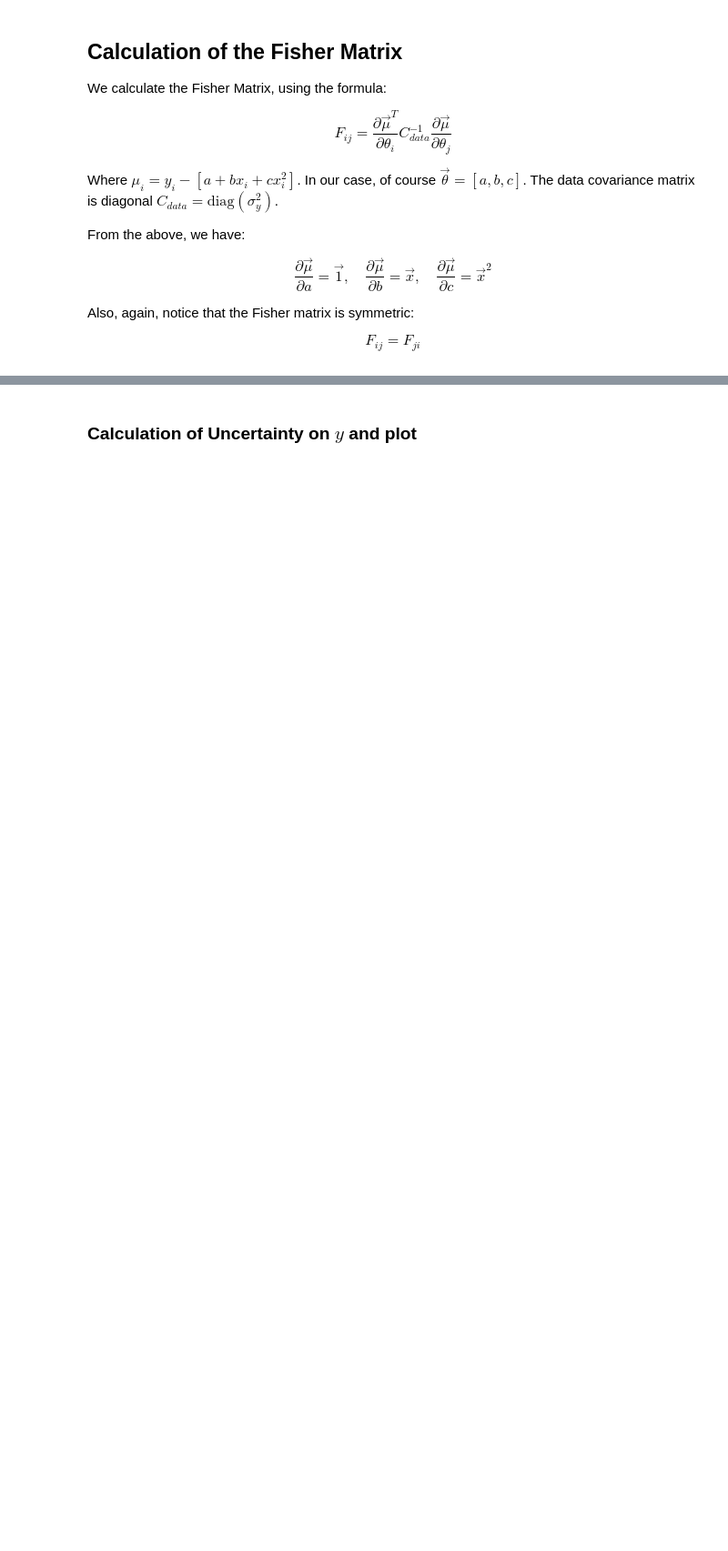
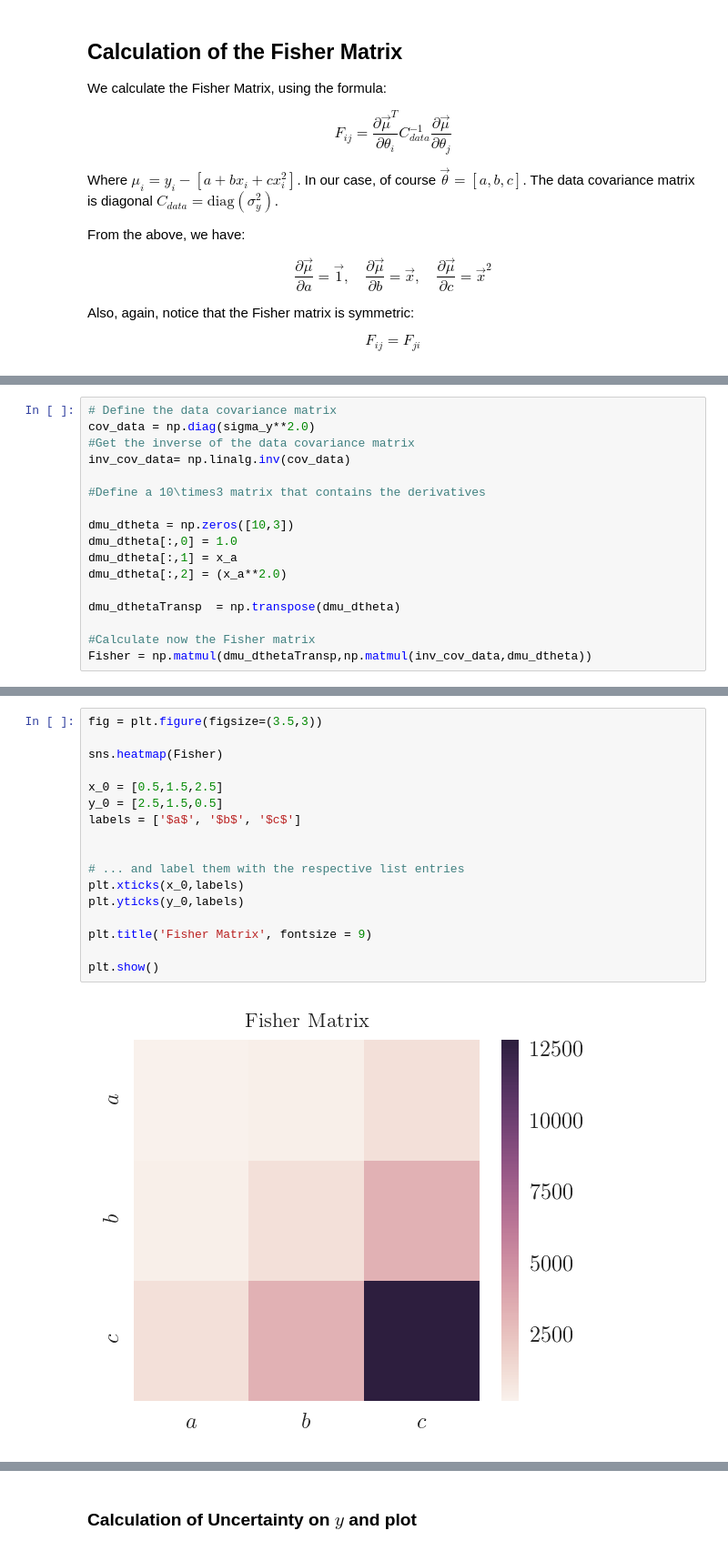
Before and after one commit to dtanoglidis/Astrostatistics, a Jupyter notebook: Assignment 3.ipynb, the cells around one changed output, grey strips where cells are left out. Shown at 91% size. Drawn from its saved outputs; the diff is of its cells as text; blank space fills up the shorter version.

```diff
--- a/Assignment 3.ipynb
+++ b/Assignment 3.ipynb
@@ -403,0 +400,17 @@ F_{ij} = F_{ji}
+# %%
+# Define the data covariance matrix
+cov_data = np.diag(sigma_y**2.0)
+#Get the inverse of the data covariance matrix
+inv_cov_data= np.linalg.inv(cov_data)
+
+#Define a 10\times3 matrix that contains the derivatives
+
+dmu_dtheta = np.zeros([10,3])
+dmu_dtheta[:,0] = 1.0
+dmu_dtheta[:,1] = x_a
+dmu_dtheta[:,2] = (x_a**2.0)
+
+dmu_dthetaTransp  = np.transpose(dmu_dtheta)
+
+#Calculate now the Fisher matrix
+Fisher = np.matmul(dmu_dthetaTransp,np.matmul(inv_cov_data,dmu_dtheta))
@@ -403,0 +425,19 @@ F_{ij} = F_{ji}
+# %%
+fig = plt.figure(figsize=(3.5,3))
+
+sns.heatmap(Fisher)
+
+x_0 = [0.5,1.5,2.5]
+y_0 = [2.5,1.5,0.5]
+labels = ['$a$', '$b$', '$c$']
+
+
+# ... and label them with the respective list entries
+plt.xticks(x_0,labels)
+plt.yticks(y_0,labels)
+
+plt.title('Fisher Matrix', fontsize = 9)
+
+plt.show()
+# %% [output]
+[figure, added]
```
Also changed, not shown: parts of 29 cells of this notebook.
